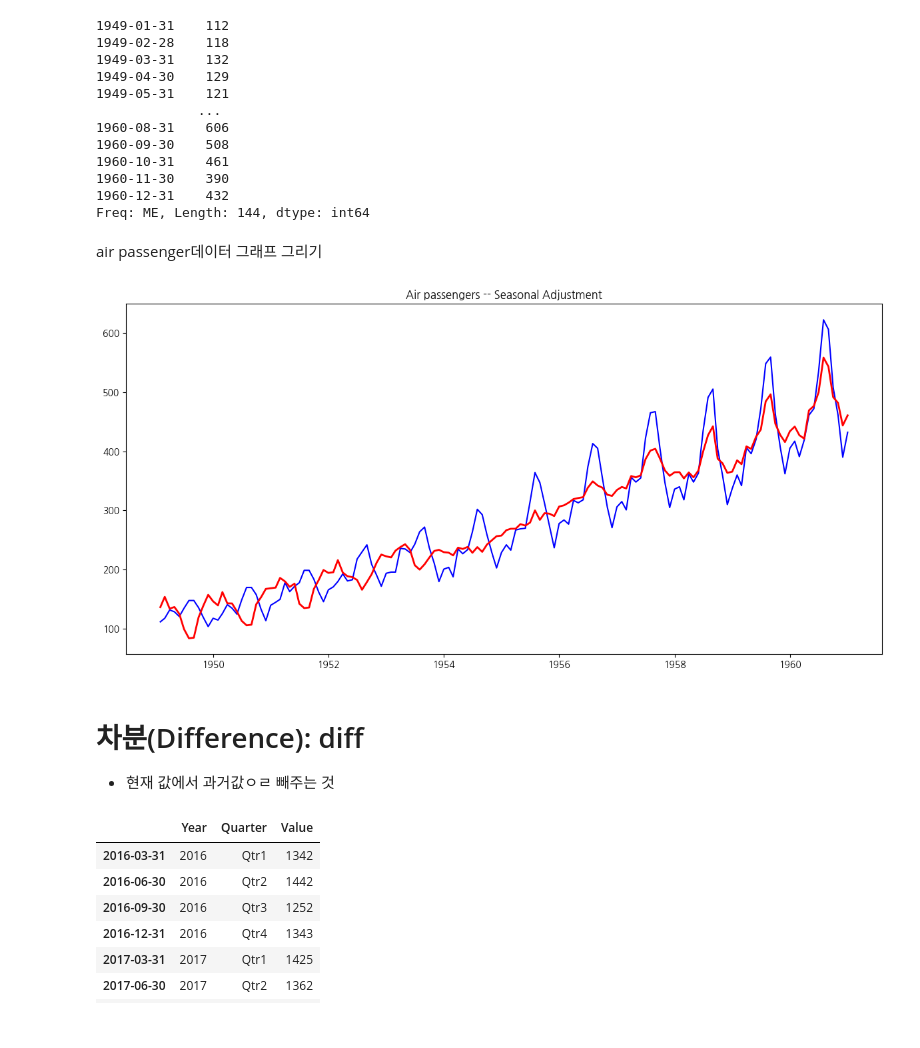
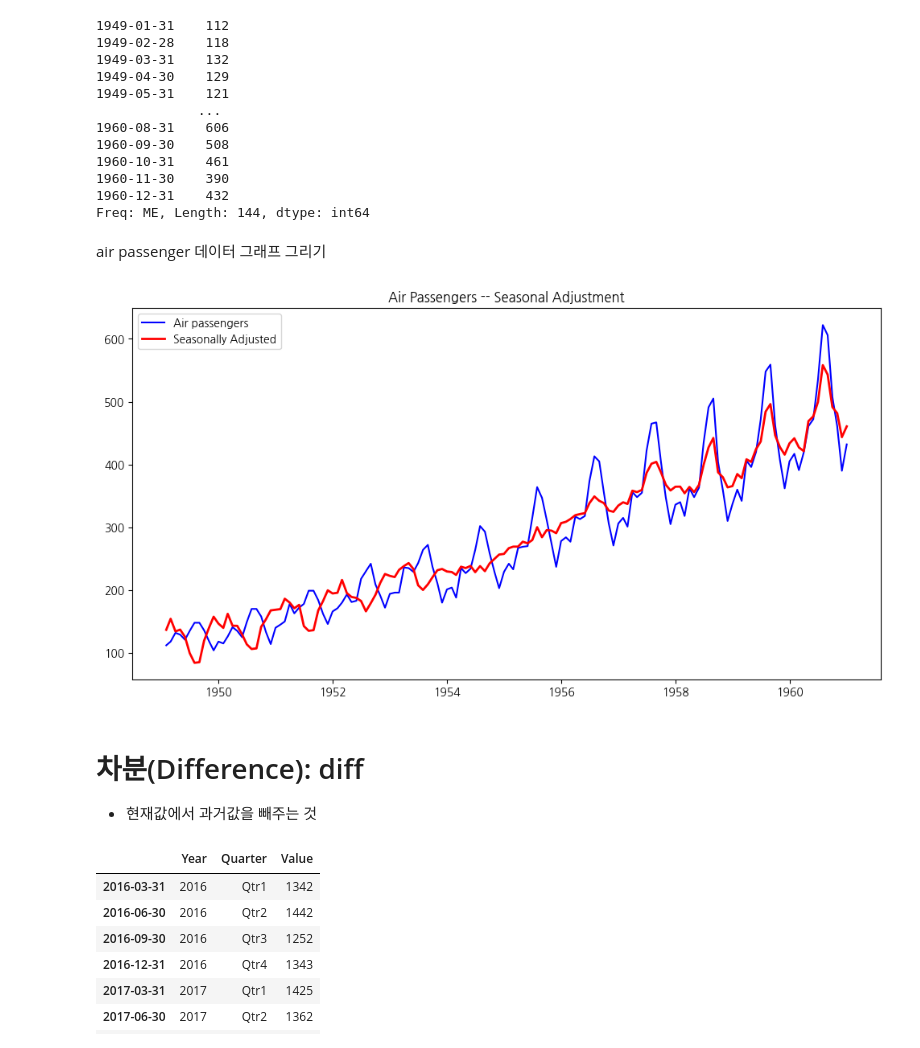
Before and after one commit to haezeong/fintech_service, a Jupyter notebook: 09_time_series/01_시계열기초.ipynb, the cells around one changed output. Saved outputs shown, nothing was run; the diff lists cells and outputs as text; code cells hidden in the pictures.

```diff
--- a/09_time_series/01_시계열기초.ipynb
+++ b/09_time_series/01_시계열기초.ipynb
@@ -471,20 +581,19 @@ Freq: ME, Length: 144, dtype: int64
 #판다스에 많은 옵션이 있다
 #Changed the `freq` (frequency) to ``'ME'`` (month end frequency).
 # %% [markdown]
-air passenger데이터 그래프 그리기
+air passenger 데이터 그래프 그리기
 # %%
 plt.figure(figsize=(12,6))
 plt.plot(airpass_ts, label="Air passengers", color='blue')
-result_airpass= seasonal_decompose(airpass_ts, model='addictive')
+result_airpass = seasonal_decompose(airpass_ts, model='additive')
 seasonal_adjusted_airpass = airpass_ts - result_airpass.seasonal
 plt.plot(seasonal_adjusted_airpass, label='Seasonally Adjusted', color='red', linewidth=2)
-plt.title("Air passengers -- Seasonal Adjustment")
-
-plt.tight_layout()
+plt.title("Air Passengers -- Seasonal Adjustment")
+plt.legend()
 plt.show()
 # %% [output]
-[figure, old version]
+[figure, new version]
 # %% [markdown]
 # 차분(Difference): diff
-* 현재 값에서 과거값ㅇㄹ 빼주는 것
+* 현재값에서 과거값을 빼주는 것
 # %%
```
Also changed, not shown: parts of 91 cells of this notebook, 5 other files.
